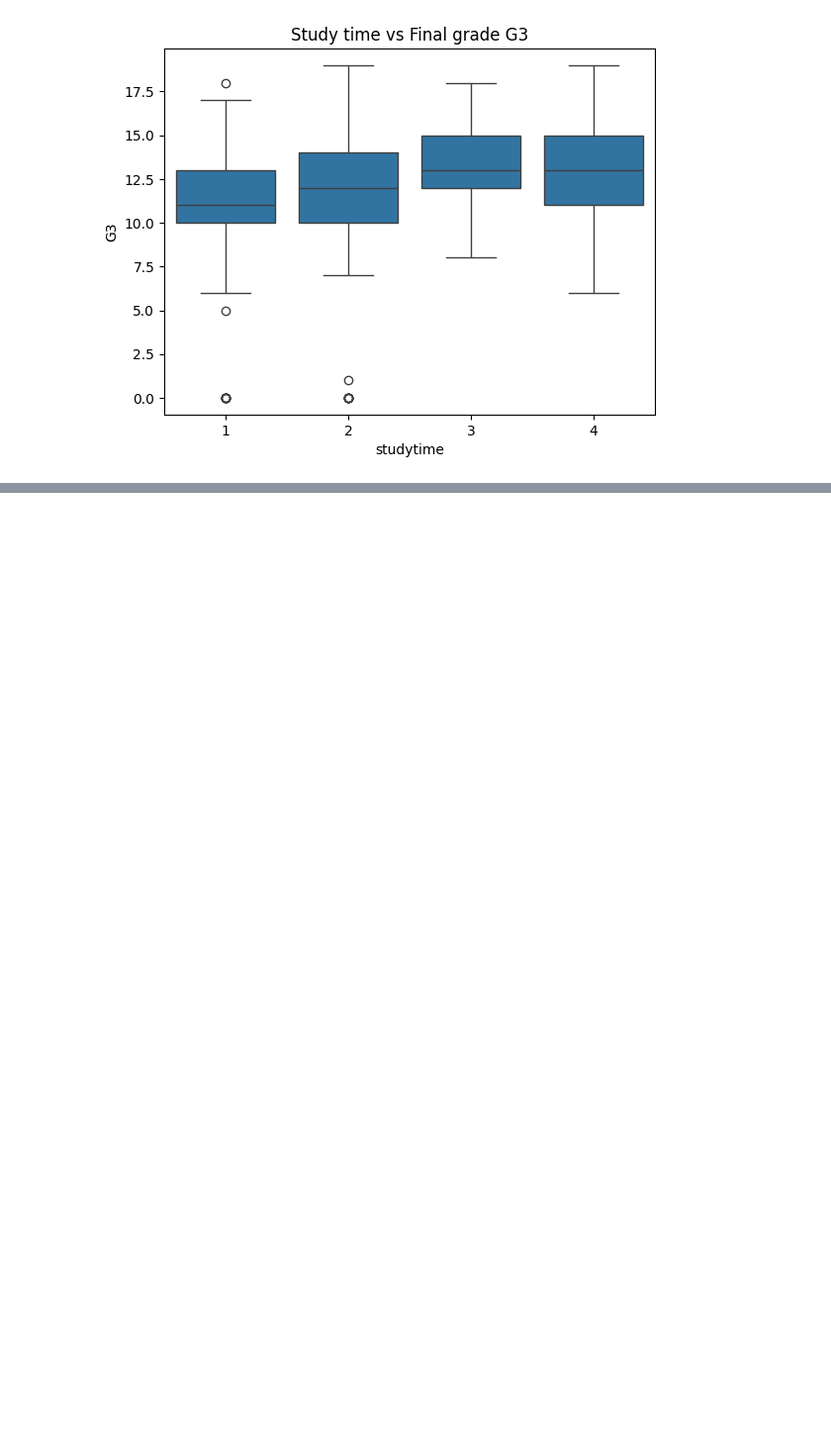
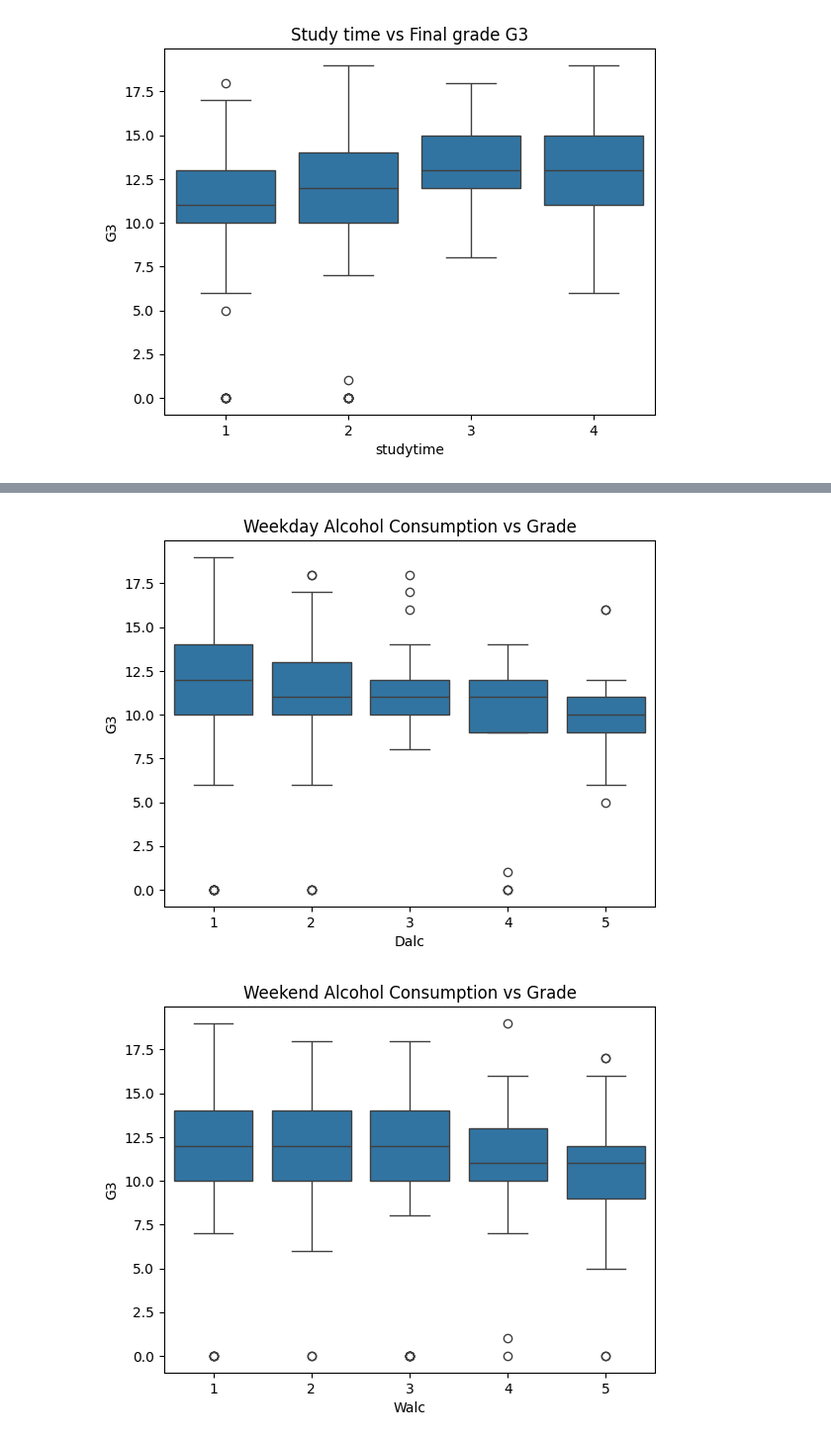
Before and after one commit to Seetharamanrs/Student_performance_analysis, a Jupyter notebook: Eda-analysis/student.ipynb, the cells around one changed output, grey strips where cells are left out. Shown: that part at 99% size. Cells and saved outputs as stored; diff of their text form; code cells hidden in the pictures; blank space fills up the shorter version.

```diff
--- a/Eda-analysis/student.ipynb
+++ b/Eda-analysis/student.ipynb
@@ -120,0 +138,11 @@ plt.show()
+# %%
+sns.boxplot(x='Dalc', y='G3', data=df)
+plt.title("Weekday Alcohol Consumption vs Grade")
+plt.show()
+
+sns.boxplot(x='Walc', y='G3', data=df)
+plt.title("Weekend Alcohol Consumption vs Grade")
+plt.show()
+# %% [output]
+[figure, added]
+[figure, added]
```
Also changed, not shown: parts of 3 cells of this notebook.
